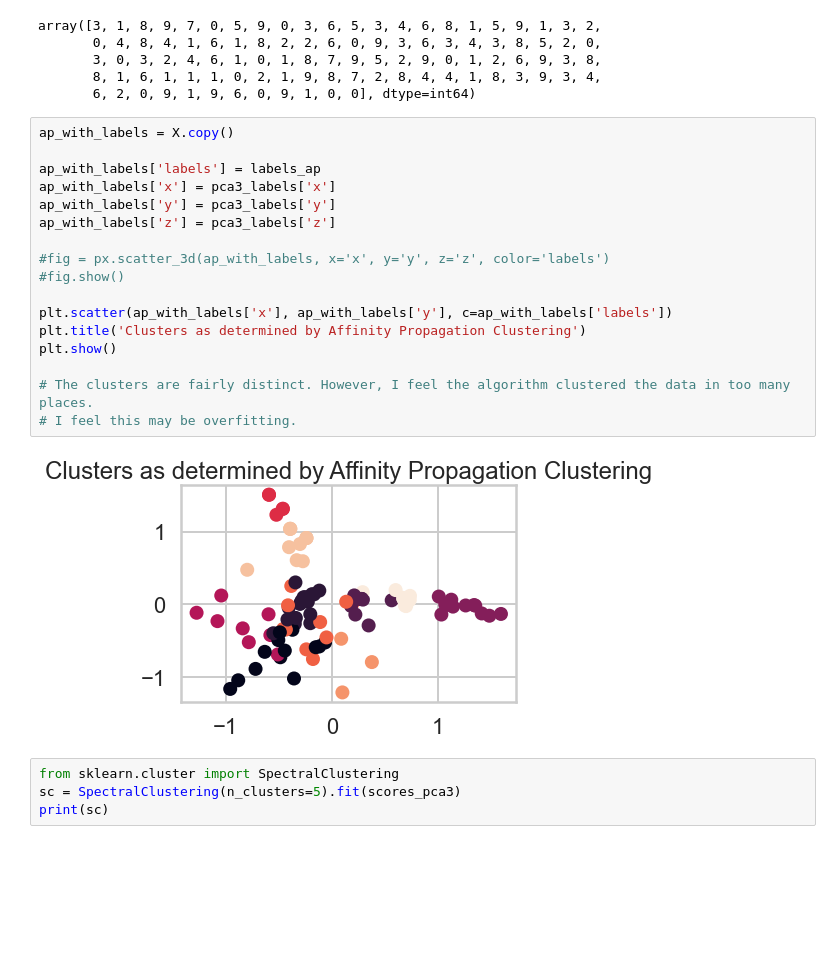
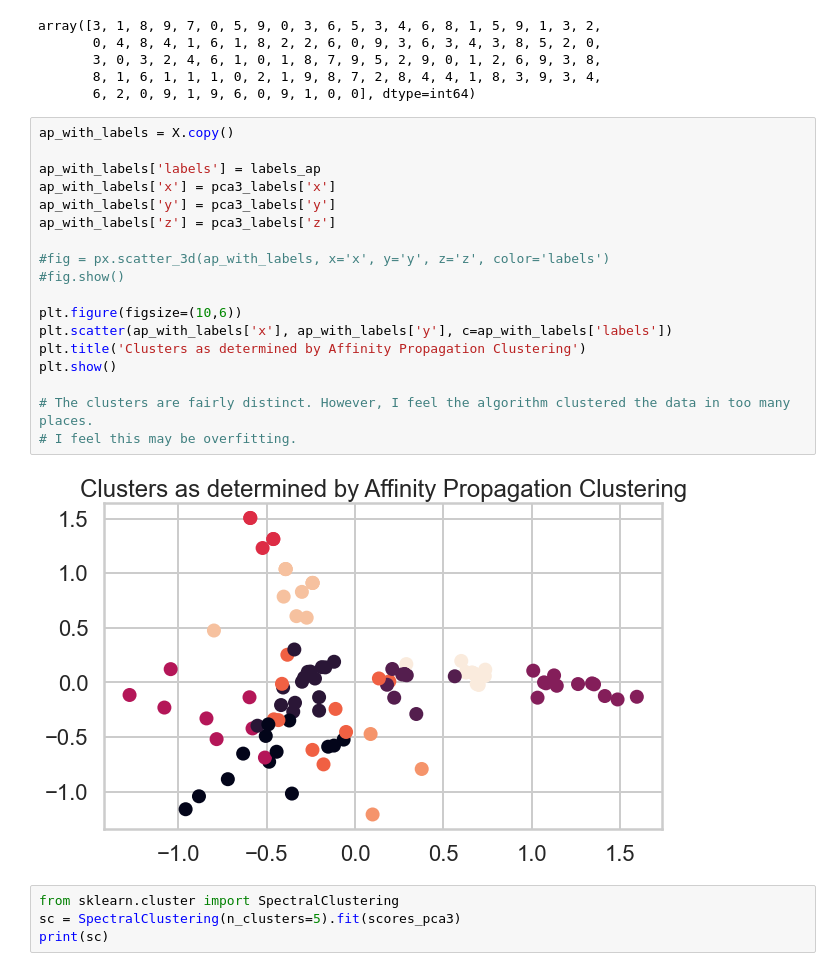
Before and after one commit to meskeremg/MeskiSBWork, a Jupyter notebook: Clustering Case Study - Customer Segmentation with K-Means - Meskerem Goshime.ipynb, the cells around one changed output. Saved outputs shown, nothing was run; the diff lists cells and outputs as text; blank space fills up the shorter version.

```diff
--- a/Clustering Case Study - Customer Segmentation with K-Means - Meskerem Goshime.ipynb
+++ b/Clustering Case Study - Customer Segmentation with K-Means - Meskerem Goshime.ipynb
@@ -623,22 +680,23 @@ array([3, 1, 8, 9, 7, 0, 5, 9, 0, 3, 6, 5, 3, 4, 6, 8, 1, 5, 9, 1, 3, 2,
 # %%
 ap_with_labels = X.copy()
 
 ap_with_labels['labels'] = labels_ap
 ap_with_labels['x'] = pca3_labels['x']
 ap_with_labels['y'] = pca3_labels['y']
 ap_with_labels['z'] = pca3_labels['z']
 
 #fig = px.scatter_3d(ap_with_labels, x='x', y='y', z='z', color='labels')
 #fig.show()
 
+plt.figure(figsize=(10,6))
 plt.scatter(ap_with_labels['x'], ap_with_labels['y'], c=ap_with_labels['labels'])
 plt.title('Clusters as determined by Affinity Propagation Clustering')
 plt.show()
 
 # The clusters are fairly distinct. However, I feel the algorithm clustered the data in too many places.
 # I feel this may be overfitting.
 # %% [output]
-[figure, old version]
+[figure, new version]
 # %%
 from sklearn.cluster import SpectralClustering
 sc = SpectralClustering(n_clusters=5).fit(scores_pca3)
```
Also changed, not shown: parts of 7 cells of this notebook.
